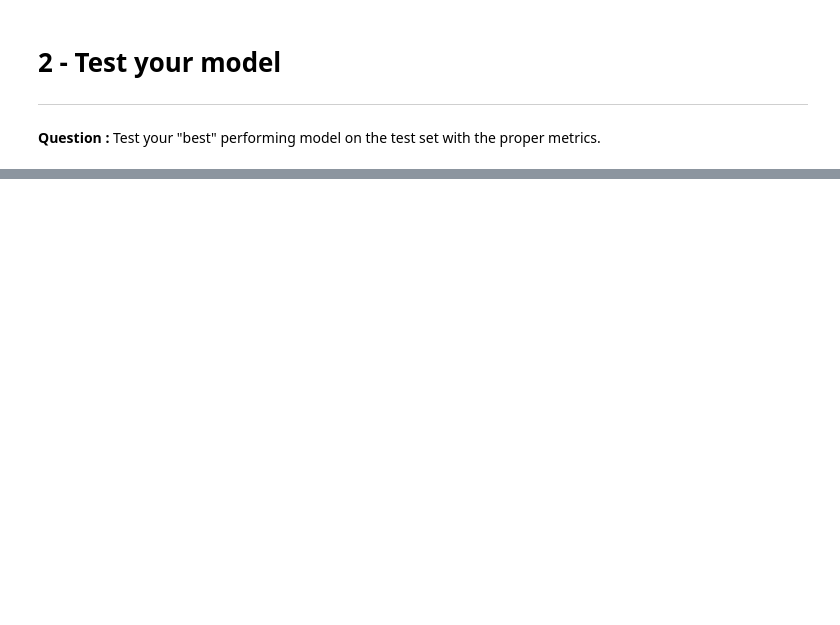
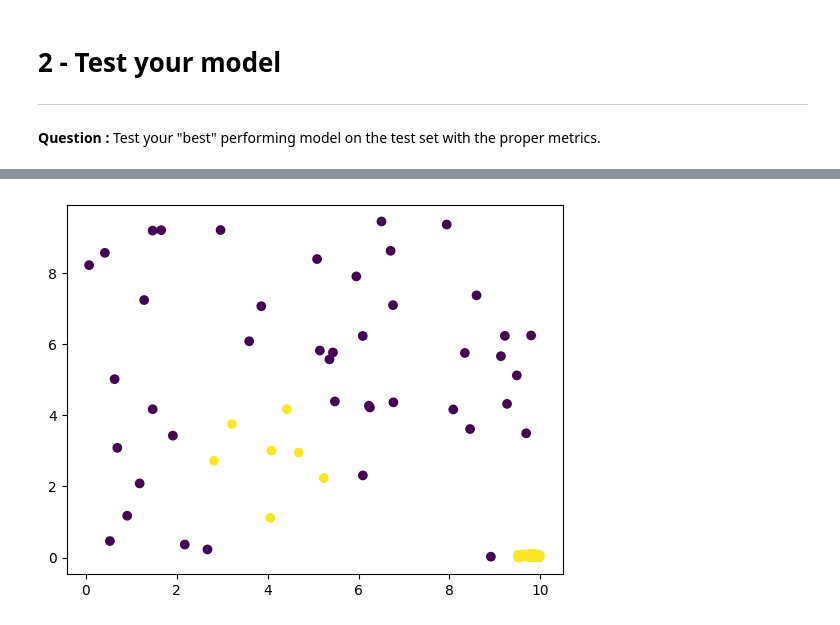
Before and after one commit to gaspardvilla/Nomades_ADA, a Jupyter notebook: Corrections/19_05_2025/19_05_2025.ipynb, the cells around one changed output, grey strips where cells are left out. Cells and saved outputs as stored; diff of their text form; code cells hidden in the pictures; blank space fills up the shorter version.

```diff
--- a/Corrections/19_05_2025/19_05_2025.ipynb
+++ b/Corrections/19_05_2025/19_05_2025.ipynb
@@ -76,3 +122,8 @@ print("Accuracy: ", accuracy_score(y_test, y_pred))
+# %%
+plt.scatter(test_set['coord_x'], test_set['coord_y'], c=test_set['target'], cmap='viridis')
+plt.show()
+# %% [output]
+[figure, added]
 # %%
 # Display preds
 plt.scatter(X_test['coord_x'], X_test['coord_y'], c=y_pred)
```
Also changed, not shown: parts of 10 cells of this notebook, 2 other files.
